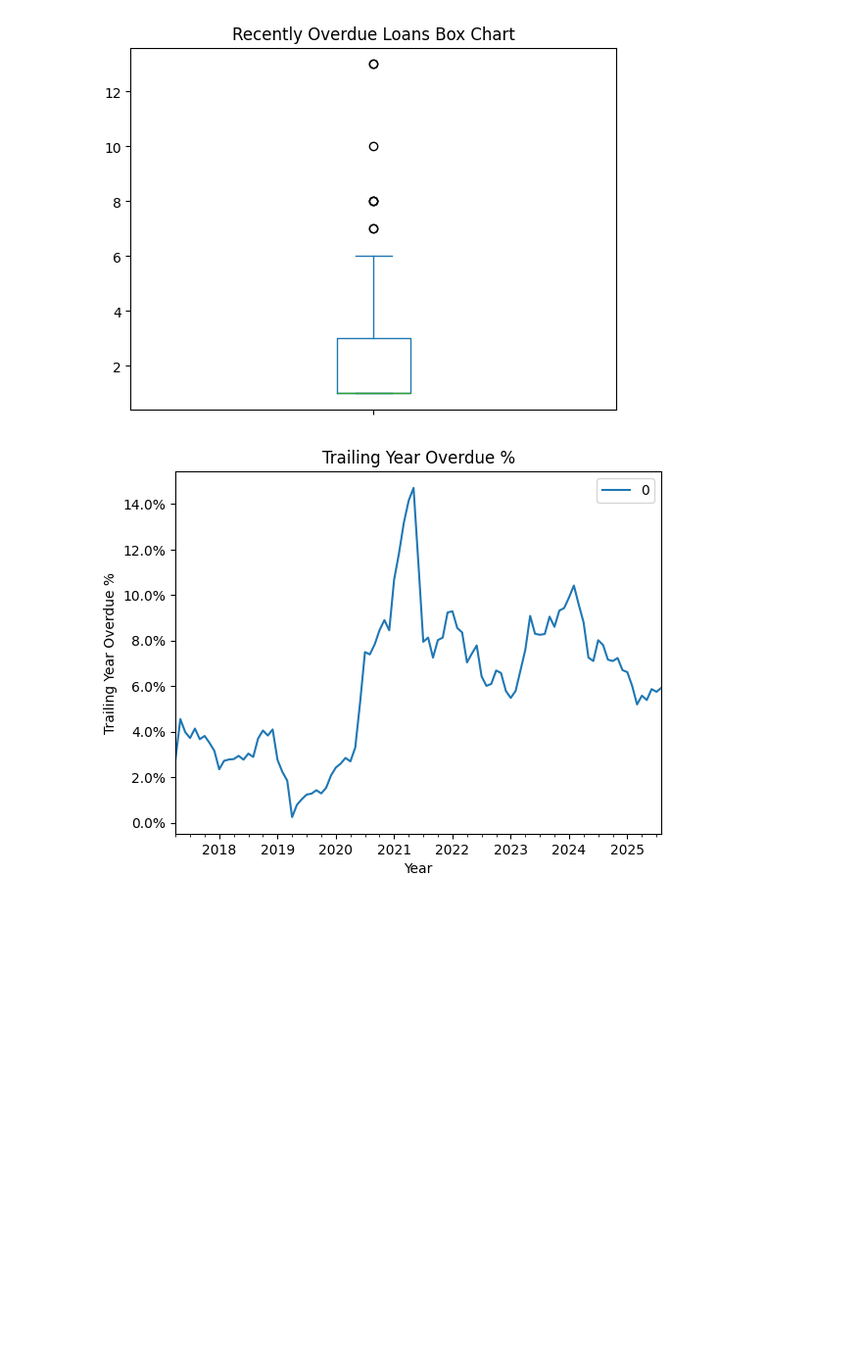
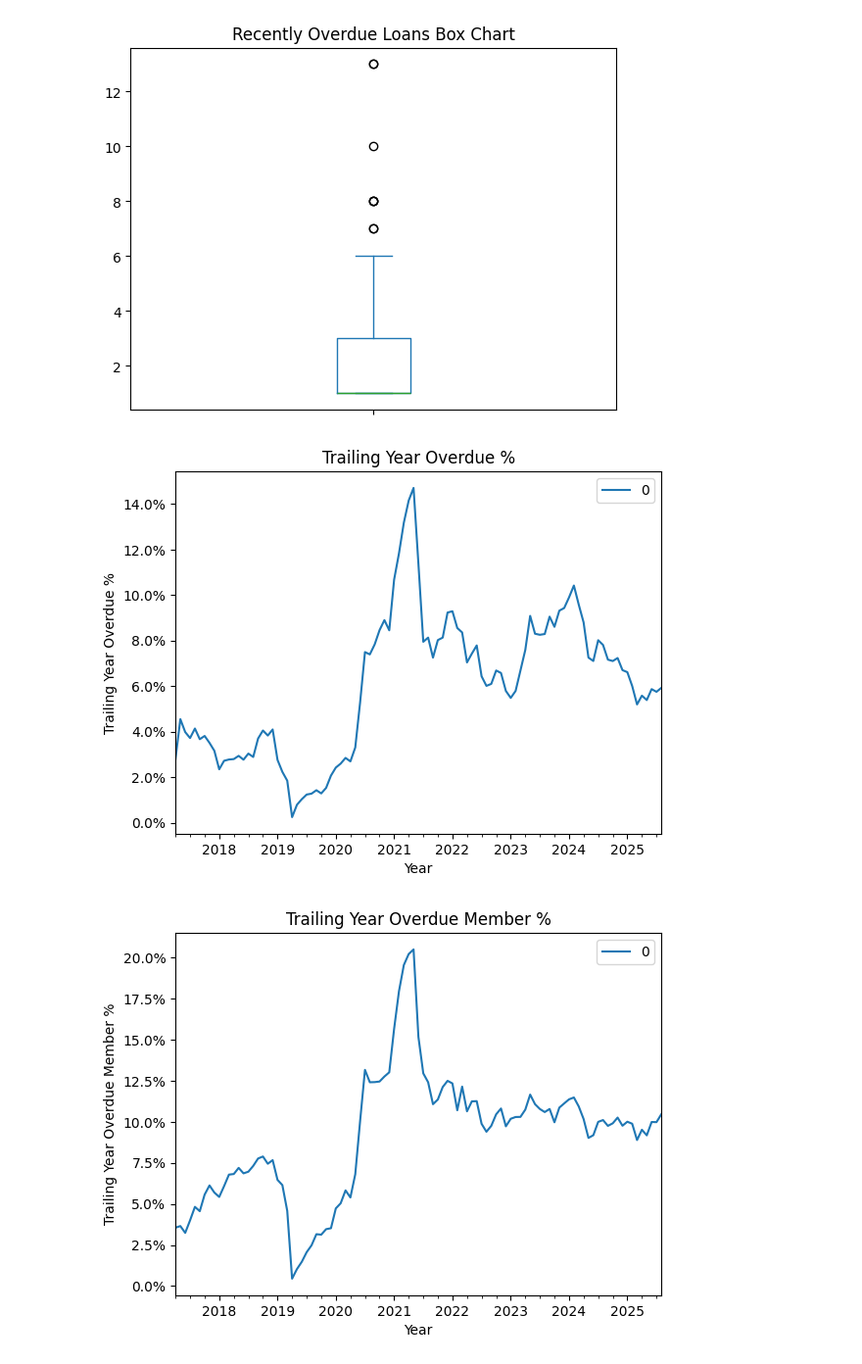
Before and after one commit to mshenfield/chtl-data-pipeline, a Jupyter notebook: notebooks/item-return-rate.ipynb, the cells around one changed output. Shown at 98% size. Saved outputs shown, nothing was run; the diff lists cells and outputs as text; code cells hidden in the pictures; blank space fills up the shorter version.

Commit message:
Add some more description/admin note munging to identify lost items, and a trailing year members w/ late % over time

```diff
--- a/notebooks/item-return-rate.ipynb
+++ b/notebooks/item-return-rate.ipynb
@@ -123,27 +131,32 @@ dtype: int64
 # %%
 # Trailing 1 year return rate?
 #
 # We can look at historic loans and take a snapshot at each month of what proportion of loans made in the previous
 # year + 3 months have been returned at that point.
 #
 # TODO: We want to count loans marked as returned but who's items have some 'Never Returned', 'Lost By Member' or other
-# status. We can probably make a little helper that populates these values for items and can be reused.
+# status as overdue. We can probably make a little helper that populates these values for items and can be reused.
 
 from datetime import datetime, timedelta
 import matplotlib.ticker as mtick
 
 ix = pd.period_range(start="2017-04-01", end=datetime.now(),freq="M")
 series = []
+member_series = []
 for p in ix:
     now = p.start_time
     year_and_3_months_before = now - timedelta(weeks=65)
     three_months_before = now - timedelta(weeks=13)
 
     trailing_year = loans[(loans['Checked Out'] >= year_and_3_months_before) & (loans['Checked Out'] < three_months_before)]
     overdue = trailing_year[trailing_year['Checked In'].isna() | (trailing_year['Checked In'] > now)]
     series.append(len(overdue)/len(trailing_year))
+    member_series.append(len(set(overdue['Membership ID'])) / len(set(trailing_year['Membership ID'])))
 
 graph = pd.DataFrame(series, index=ix).plot(title="Trailing Year Overdue %", xlabel="Year", ylabel="Trailing Year Overdue %")
 graph.yaxis.set_major_formatter(mtick.PercentFormatter(xmax=1.0))
+member_graph = pd.DataFrame(member_series, index=ix).plot(title="Trailing Year Overdue Member %", xlabel="Year", ylabel="Trailing Year Overdue Member %")
+member_graph.yaxis.set_major_formatter(mtick.PercentFormatter(xmax=1.0))
 # %% [output]
 [figure]
+[figure, added]
```
Also changed, not shown: parts of 5 cells of this notebook.
